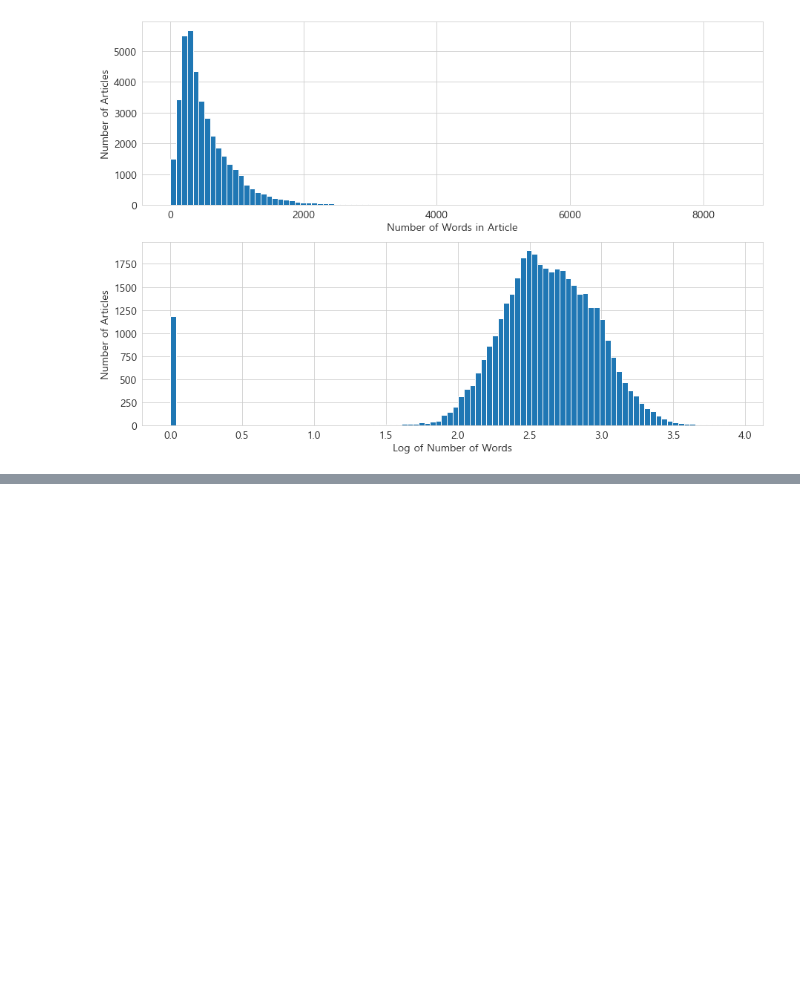
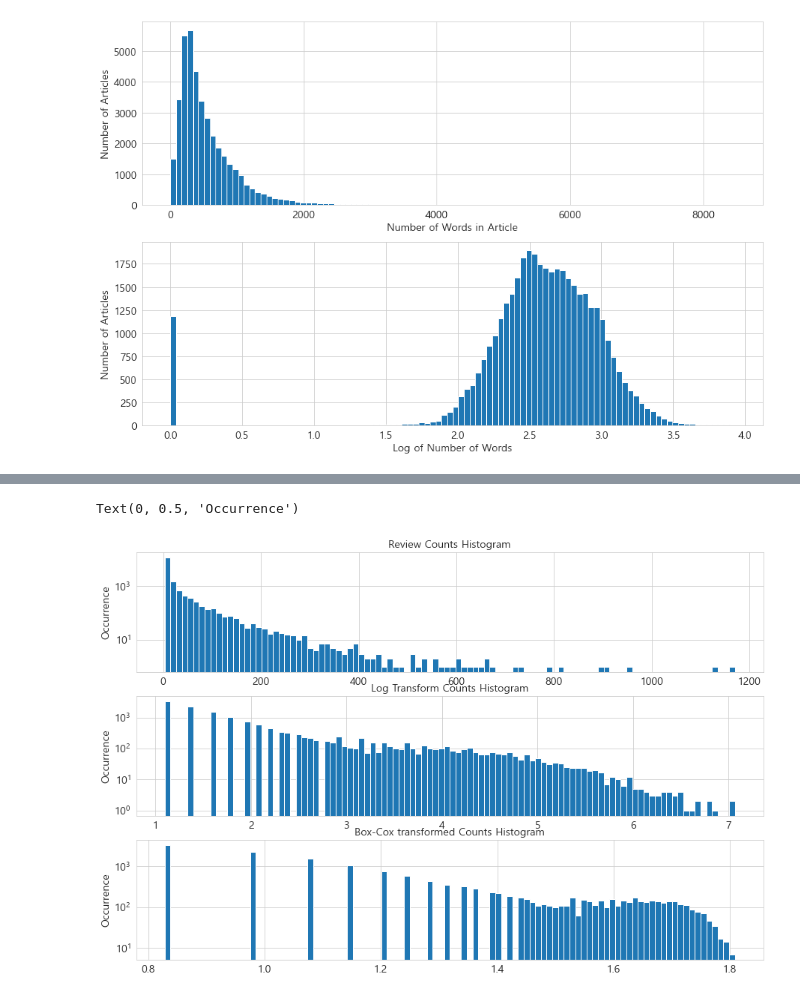
Before and after one commit to jajinmori1/TIL, a Jupyter notebook: Feature_Engineering/Chapter02_Fancy_Tricks_with_Simple_Numbers.ipynb, the cells around one changed output, grey strips where cells are left out. Saved outputs shown, nothing was run; the diff lists cells and outputs as text; code cells hidden in the pictures; blank space fills up the shorter version.

```diff
--- a/Feature_Engineering/Chapter02_Fancy_Tricks_with_Simple_Numbers.ipynb
+++ b/Feature_Engineering/Chapter02_Fancy_Tricks_with_Simple_Numbers.ipynb
@@ -170,0 +278,28 @@ Text(0, 0.5, 'Number of Articles')
+# %%
+biz_df['rc_bc'] = rc_bc
+biz_df['rc_log'] = rc_log
+# %%
+fig, (ax1, ax2, ax3) = plt.subplots(3, 1)
+biz_df['review_count'].hist(ax=ax1, bins=100)
+ax1.set_yscale('log')
+ax1.tick_params(labelsize=14)
+ax1.set_title('Review Counts Histogram', fontsize=14)
+ax1.set_xlabel('')
+ax1.set_ylabel('Occurrence', fontsize=14)
+
+biz_df['rc_log'].hist(ax=ax2, bins=100)
+ax2.set_yscale('log')
+ax2.tick_params(labelsize=14)
+ax2.set_title('Log Transform Counts Histogram', fontsize=14)
+ax2.set_xlabel('')
+ax2.set_ylabel('Occurrence', fontsize=14)
+
+biz_df['rc_bc'].hist(ax=ax3, bins=100)
+ax3.set_yscale('log')
+ax3.tick_params(labelsize=14)
+ax3.set_title('Box-Cox transformed Counts Histogram', fontsize=14)
+ax3.set_xlabel('')
+ax3.set_ylabel('Occurrence', fontsize=14)
+# %% [output]
+Text(0, 0.5, 'Occurrence')
+[figure, added]
```
Also changed, not shown: parts of 23 cells of this notebook.
